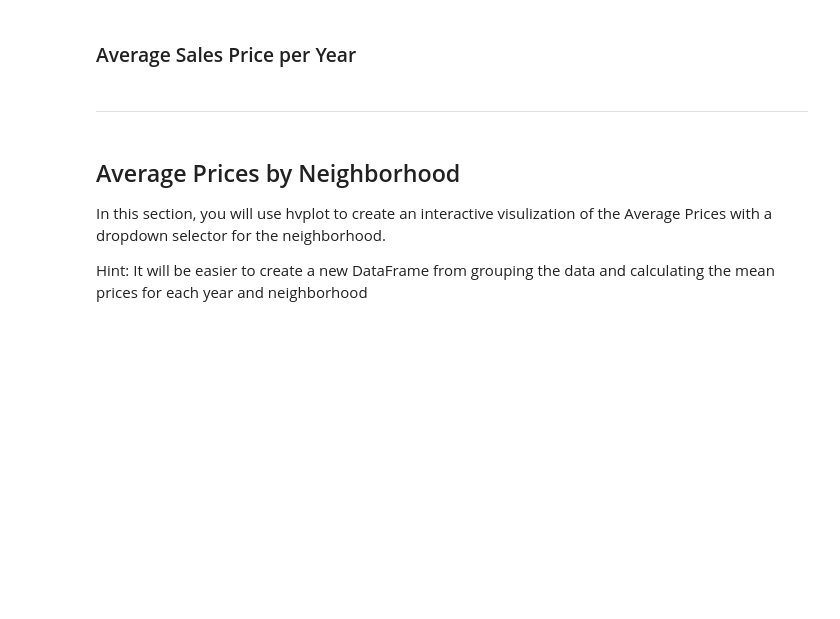
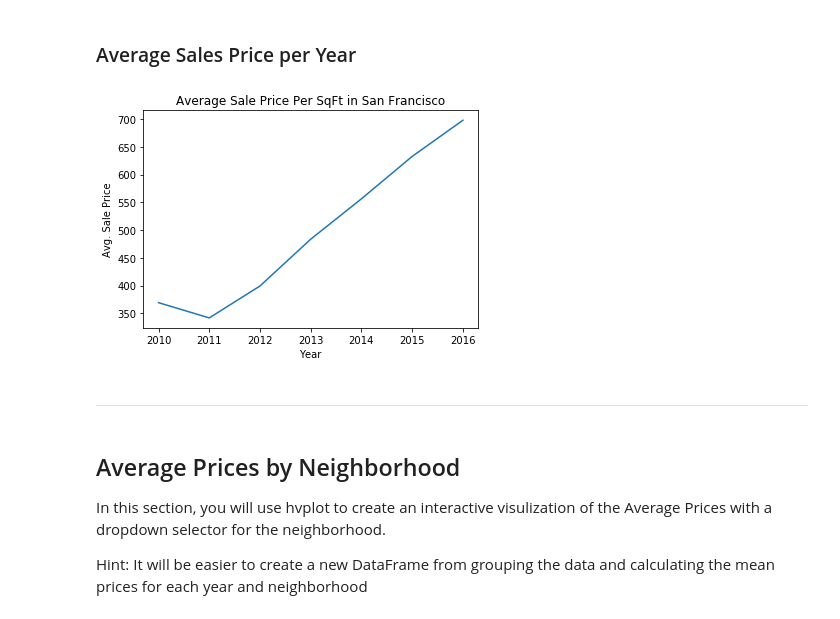
Before and after one commit to kenlindgren93/Homework_Pythonic_Monopoly, a Jupyter notebook: Starter_Code/rental_analysis.ipynb, the cells around one changed output. Cells and saved outputs as stored; diff of their text form; code cells hidden in the pictures; blank space fills up the shorter version.

```diff
--- a/Starter_Code/rental_analysis.ipynb
+++ b/Starter_Code/rental_analysis.ipynb
@@ -86,10 +114,16 @@ plt.show()
 ### Average Sales Price per Year
 # %%
 # Plot the Average Sales Price per Year as a line chart
-mean_price_per_year = sfo_group_by_year['sale_price_sqr_foot'].mean()
-mean_price_per_year.plot(kind = 'line',
-                    title = 'Average Sales Price Per Year in San Francisco')
+mean_price_per_sqft = sfo_group_by_year['sale_price_sqr_foot'].mean()
+avg_sales_price = mean_price_per_sqft.plot.line()
+
+avg_sales_price.set_title('Average Sale Price Per SqFt in San Francisco')
+avg_sales_price.set_xlabel("Year")
+avg_sales_price.set_ylabel("Avg. Sale Price")
+
 plt.show()
+# %% [output]
+[figure, added]
 # %% [markdown]
 - - -
 # %% [markdown]
```
Also changed, not shown: parts of 17 cells of this notebook.
